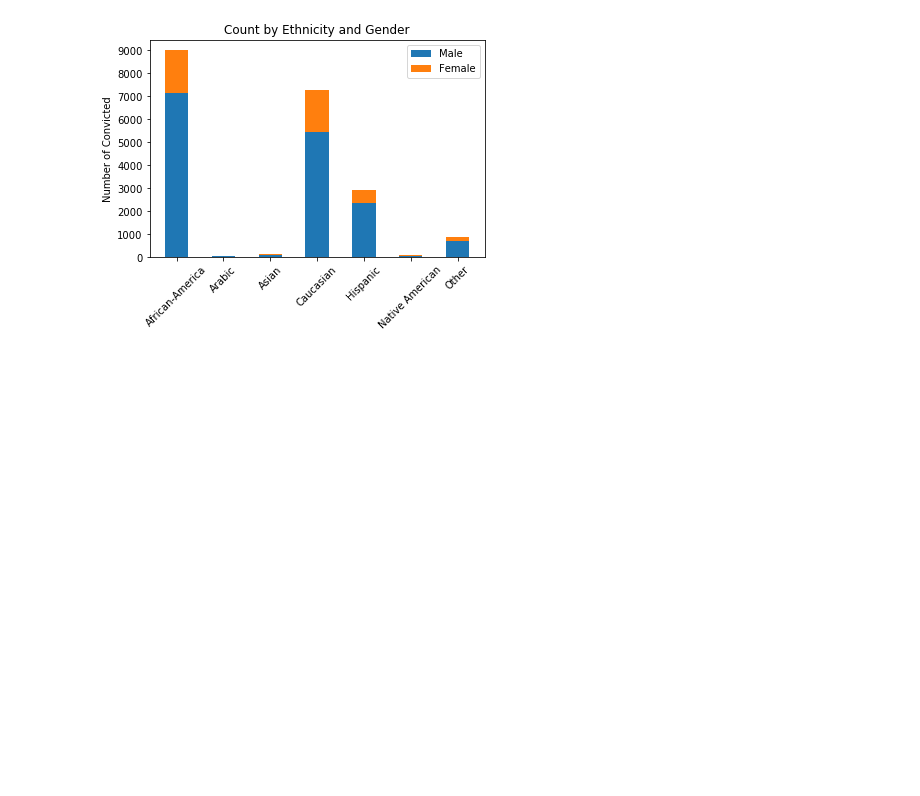
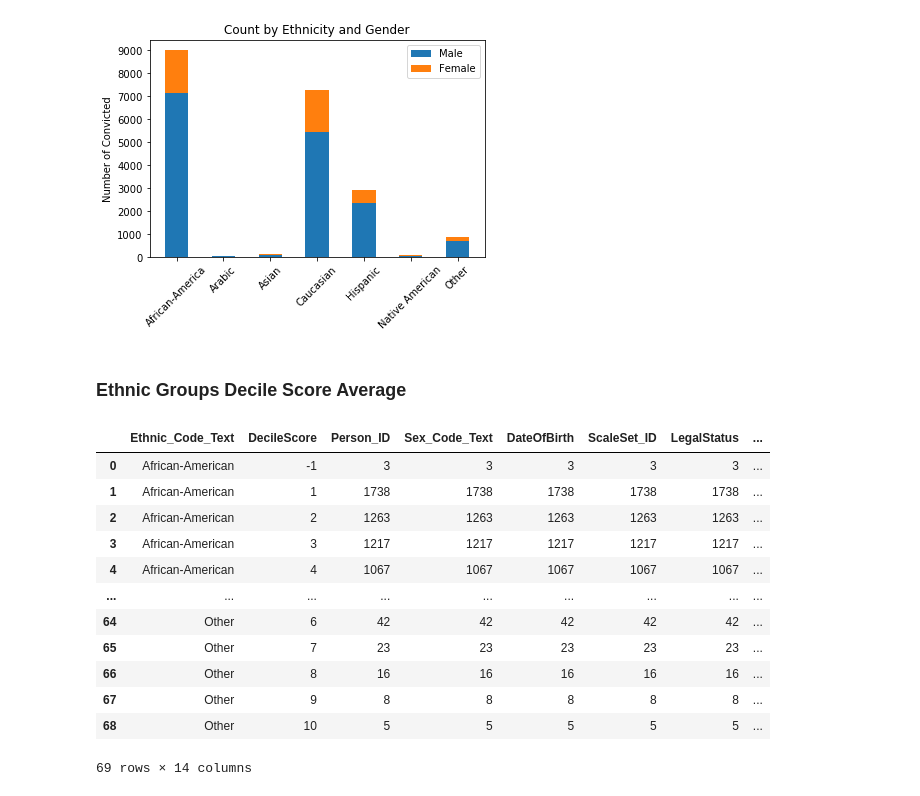
Before and after one commit to hlnwu/cse146FinalProject, a Jupyter notebook: Data_Wrangle_Data_Set.ipynb, the cells around one changed output. Cells and saved outputs as stored; diff of their text form; code cells hidden in the pictures; blank space fills up the shorter version.

```diff
--- a/Data_Wrangle_Data_Set.ipynb
+++ b/Data_Wrangle_Data_Set.ipynb
@@ -112,5 +117,46 @@ plt.legend((p1[0], p2[0]), ('Male', 'Female'))
 plt.show()
 # %% [output]
 [figure]
+# %% [markdown]
+### Ethnic Groups Decile Score Average
+# %%
+# grouping by ethnic group and decile score
+mean_decile_series = violence_df.groupby(['Ethnic_Code_Text', 'DecileScore']).count()
+
+mean_decile_series.reset_index(level=['Ethnic_Code_Text', 'DecileScore'], inplace=True)
+
+# list for each ethnic group
+af_am_list = []
+arabic_list = []
+asian_list = []
+cauc_list = []
+hispanic_list = []
+na_am_list = []
+other_list = []
+
+master_avg_list = [af_am_list, arabic_list, asian_list, cauc_list, hispanic_list, na_am_list, other_list]
+
+# goes through list and adds count for each decile score to list
+old_ethnicity = mean_decile_series['Ethnic_Code_Text']
+for i in range(7):
+    new_ethnicity = mean_decile_series['Ethnic_Code_Text']
+    if old_ethnicity != new_ethnicity:
+        if mean_decile_series[mds_idx] != 0:
+            master_avg_list[i].append(mean_decile_series[mds_idx])
+            mds_idx++
+# %% [output]
+|  | Ethnic_Code_Text | DecileScore | Person_ID | Sex_Code_Text | DateOfBirth | ScaleSet_ID | LegalStatus | ... |
+| 0 | African-American | -1 | 3 | 3 | 3 | 3 | 3 | ... |
+| 1 | African-American | 1 | 1738 | 1738 | 1738 | 1738 | 1738 | ... |
+| 2 | African-American | 2 | 1263 | 1263 | 1263 | 1263 | 1263 | ... |
+| 3 | African-American | 3 | 1217 | 1217 | 1217 | 1217 | 1217 | ... |
+| 4 | African-American | 4 | 1067 | 1067 | 1067 | 1067 | 1067 | ... |
+| ... | ... | ... | ... | ... | ... | ... | ... | ... |
+| 64 | Other | 6 | 42 | 42 | 42 | 42 | 42 | ... |
+| 65 | Other | 7 | 23 | 23 | 23 | 23 | 23 | ... |
+| 66 | Other | 8 | 16 | 16 | 16 | 16 | 16 | ... |
+| 67 | Other | 9 | 8 | 8 | 8 | 8 | 8 | ... |
+| 68 | Other | 10 | 5 | 5 | 5 | 5 | 5 | ... |
+69 rows × 14 columns
 # %%
 recidivism_df.head(5)
```
Also changed, not shown: parts of 6 cells of this notebook.
